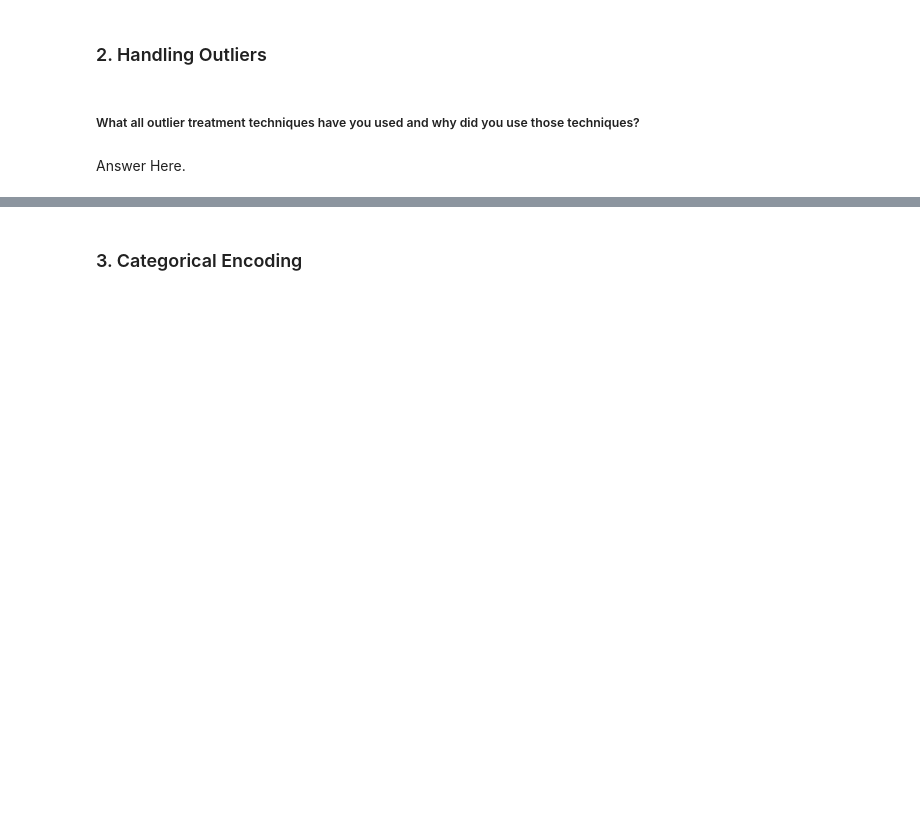
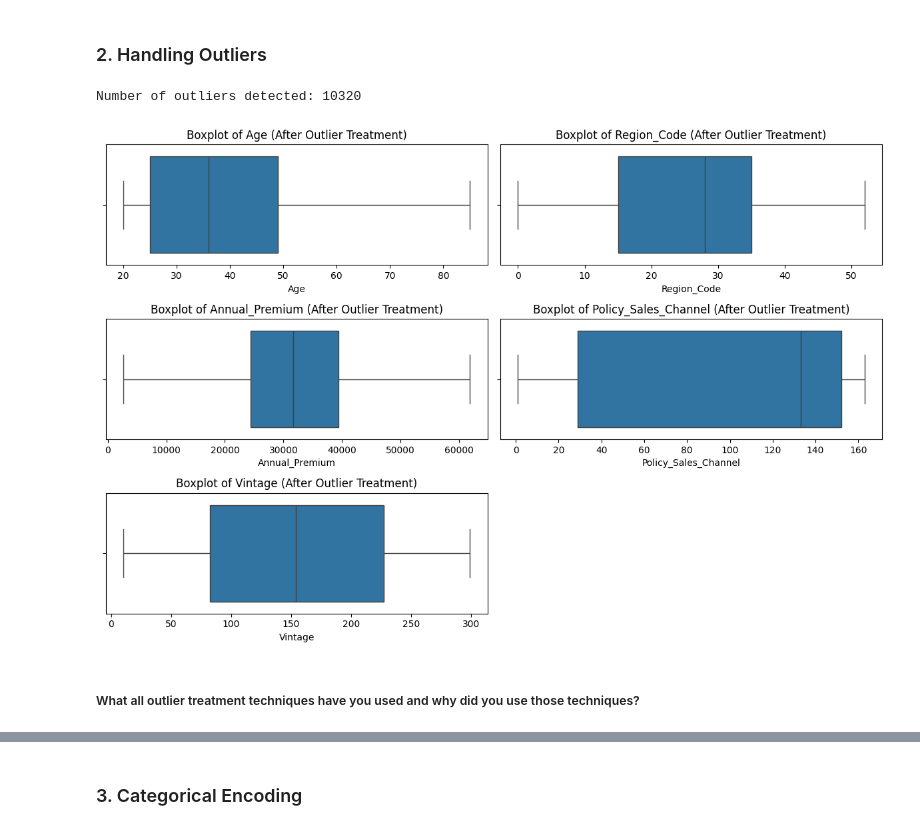
Before and after one commit to Pymadi369/Pymadi369, a Jupyter notebook: ML_Submission_Template.ipynb, the cells around one changed output, grey strips where cells are left out. Saved outputs shown, nothing was run; the diff lists cells and outputs as text; code cells hidden in the pictures; blank space fills up the shorter version.

```diff
--- a/ML_Submission_Template.ipynb
+++ b/ML_Submission_Template.ipynb
@@ -744,4 +762,38 @@ Answer Here.
+# %%
+# Handling Outliers & Outlier treatments
+import pandas as pd
+import numpy as np
+import seaborn as sns
+import matplotlib.pyplot as plt
+
+# Load the dataset
+data = df
+
+# Define numerical features
+numerical_features = ['Age', 'Region_Code', 'Annual_Premium', 'Policy_Sales_Channel', 'Vintage']
+
+# Identify outliers using IQR method
+Q1 = data[numerical_features].quantile(0.25)
+Q3 = data[numerical_features].quantile(0.75)
+IQR = Q3 - Q1
+outliers = ((data[numerical_features] < (Q1 - 1.5 * IQR)) | (data[numerical_features] > (Q3 + 1.5 * IQR))).any(axis=1)
+outliers_count = outliers.sum()
+print(f"Number of outliers detected: {outliers_count}")
+
+# Treat outliers by capping them with the 1.5*IQR rule
+data_clipped = data.copy()
+data_clipped[numerical_features] = data_clipped[numerical_features].clip(lower=Q1 - 1.5 * IQR, upper=Q3 + 1.5 * IQR, axis=1)
+
+# Visualize distributions of treated numerical features
+plt.figure(figsize=(12, 8))
+for i, feature in enumerate(numerical_features, 1):
+    plt.subplot(3, 2, i)
+    sns.boxplot(x=data_clipped[feature])
+    plt.title(f'Boxplot of {feature} (After Outlier Treatment)')
+plt.tight_layout()
+plt.show()
+# %% [output]
+Number of outliers detected: 10320
+[figure, added]
 # %% [markdown]
 ##### What all outlier treatment techniques have you used and why did you use those techniques?
-# %% [markdown]
-Answer Here.
```
Also changed, not shown: parts of 37 cells of this notebook.
